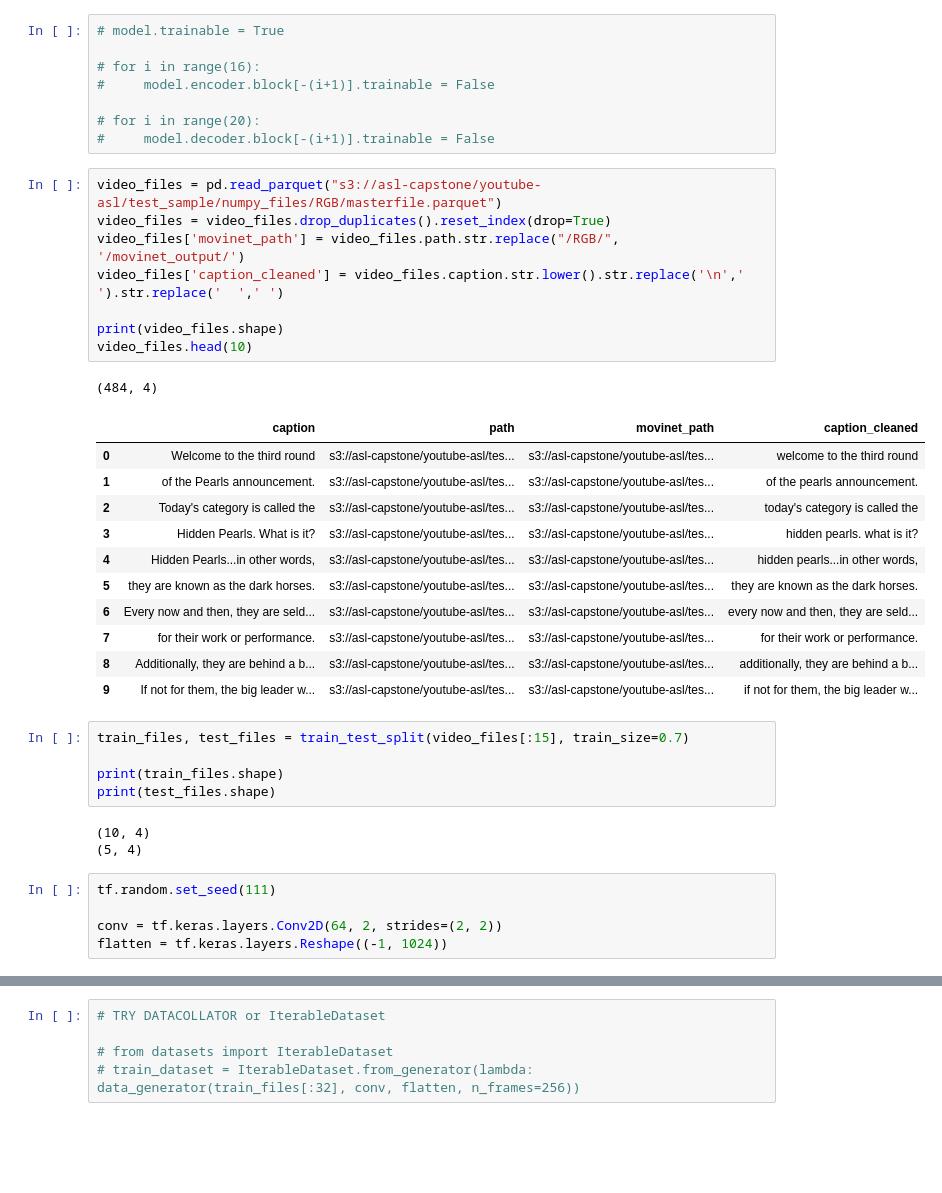
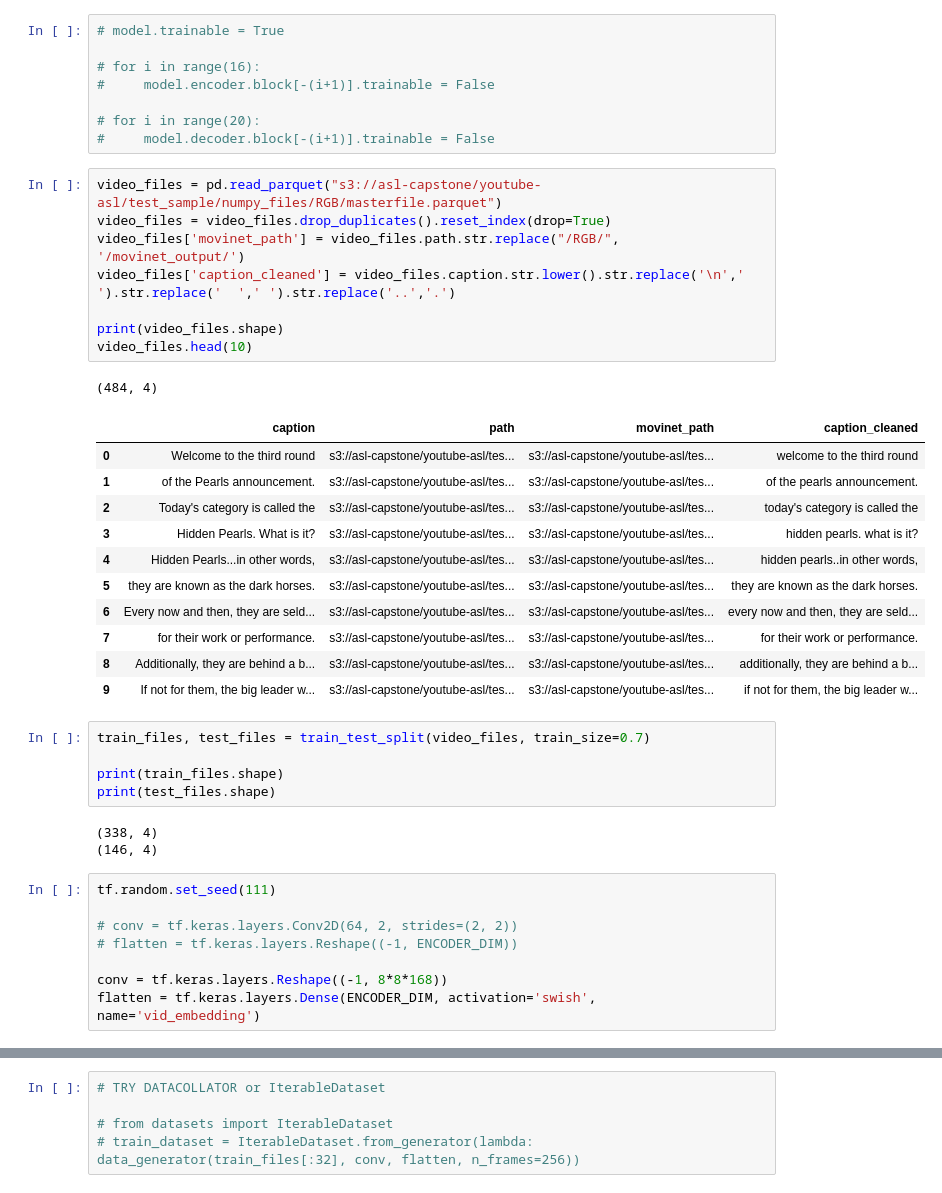
Before and after one commit to deanna-emery/ASL-Translator, a Jupyter notebook: modeling/T5_finetuning.ipynb, the cells around one changed output, grey strips where cells are left out. Saved outputs shown, nothing was run; the diff lists cells and outputs as text; blank space fills up the shorter version.

```diff
--- a/modeling/T5_finetuning.ipynb
+++ b/modeling/T5_finetuning.ipynb
@@ -98,37 +124,40 @@ If your task is similar to the task the model of the checkpoint was trained on,
 # %%
 video_files = pd.read_parquet("s3://asl-capstone/youtube-asl/test_sample/numpy_files/RGB/masterfile.parquet")
 video_files = video_files.drop_duplicates().reset_index(drop=True)
 video_files['movinet_path'] = video_files.path.str.replace("/RGB/", '/movinet_output/')
-video_files['caption_cleaned'] = video_files.caption.str.lower().str.replace('\n',' ').str.replace('  ',' ')
+video_files['caption_cleaned'] = video_files.caption.str.lower().str.replace('\n',' ').str.replace('  ',' ').str.replace('..','.')
 
 print(video_files.shape)
 video_files.head(10)
 # %% [output]
 (484, 4)
 |  | caption | path | movinet_path | caption_cleaned |
 | 0 | Welcome to the third round | s3://asl-capstone/youtube-asl/tes... | s3://asl-capstone/youtube-asl/tes... | welcome to the third round |
 | 1 | of the Pearls announcement. | s3://asl-capstone/youtube-asl/tes... | s3://asl-capstone/youtube-asl/tes... | of the pearls announcement. |
 | 2 | Today's category is called the | s3://asl-capstone/youtube-asl/tes... | s3://asl-capstone/youtube-asl/tes... | today's category is called the |
 | 3 | Hidden Pearls. What is it? | s3://asl-capstone/youtube-asl/tes... | s3://asl-capstone/youtube-asl/tes... | hidden pearls. what is it? |
-| 4 | Hidden Pearls...in other words, | s3://asl-capstone/youtube-asl/tes... | s3://asl-capstone/youtube-asl/tes... | hidden pearls...in other words, |
+| 4 | Hidden Pearls...in other words, | s3://asl-capstone/youtube-asl/tes... | s3://asl-capstone/youtube-asl/tes... | hidden pearls..in other words, |
 | 5 | they are known as the dark horses. | s3://asl-capstone/youtube-asl/tes... | s3://asl-capstone/youtube-asl/tes... | they are known as the dark horses. |
 | 6 | Every now and then, they are seld... | s3://asl-capstone/youtube-asl/tes... | s3://asl-capstone/youtube-asl/tes... | every now and then, they are seld... |
 | 7 | for their work or performance. | s3://asl-capstone/youtube-asl/tes... | s3://asl-capstone/youtube-asl/tes... | for their work or performance. |
 | 8 | Additionally, they are behind a b... | s3://asl-capstone/youtube-asl/tes... | s3://asl-capstone/youtube-asl/tes... | additionally, they are behind a b... |
 | 9 | If not for them, the big leader w... | s3://asl-capstone/youtube-asl/tes... | s3://asl-capstone/youtube-asl/tes... | if not for them, the big leader w... |
 # %%
-train_files, test_files = train_test_split(video_files[:15], train_size=0.7)
+train_files, test_files = train_test_split(video_files, train_size=0.7)
 
 print(train_files.shape)
 print(test_files.shape)
 # %% [output]
-(10, 4)
-(5, 4)
+(338, 4)
+(146, 4)
 # %%
 tf.random.set_seed(111)
 
-conv = tf.keras.layers.Conv2D(64, 2, strides=(2, 2))
-flatten = tf.keras.layers.Reshape((-1, 1024))
+# conv = tf.keras.layers.Conv2D(64, 2, strides=(2, 2))
+# flatten = tf.keras.layers.Reshape((-1, ENCODER_DIM))
+
+conv = tf.keras.layers.Reshape((-1, 8*8*168))
+flatten = tf.keras.layers.Dense(ENCODER_DIM, activation='swish', name='vid_embedding')
 # %%
 def data_generator(file_paths_df, conv, flatten, n_frames=256):
     for _, row in file_paths_df.iterrows():
```
Also changed, not shown: parts of 8 cells of this notebook.
